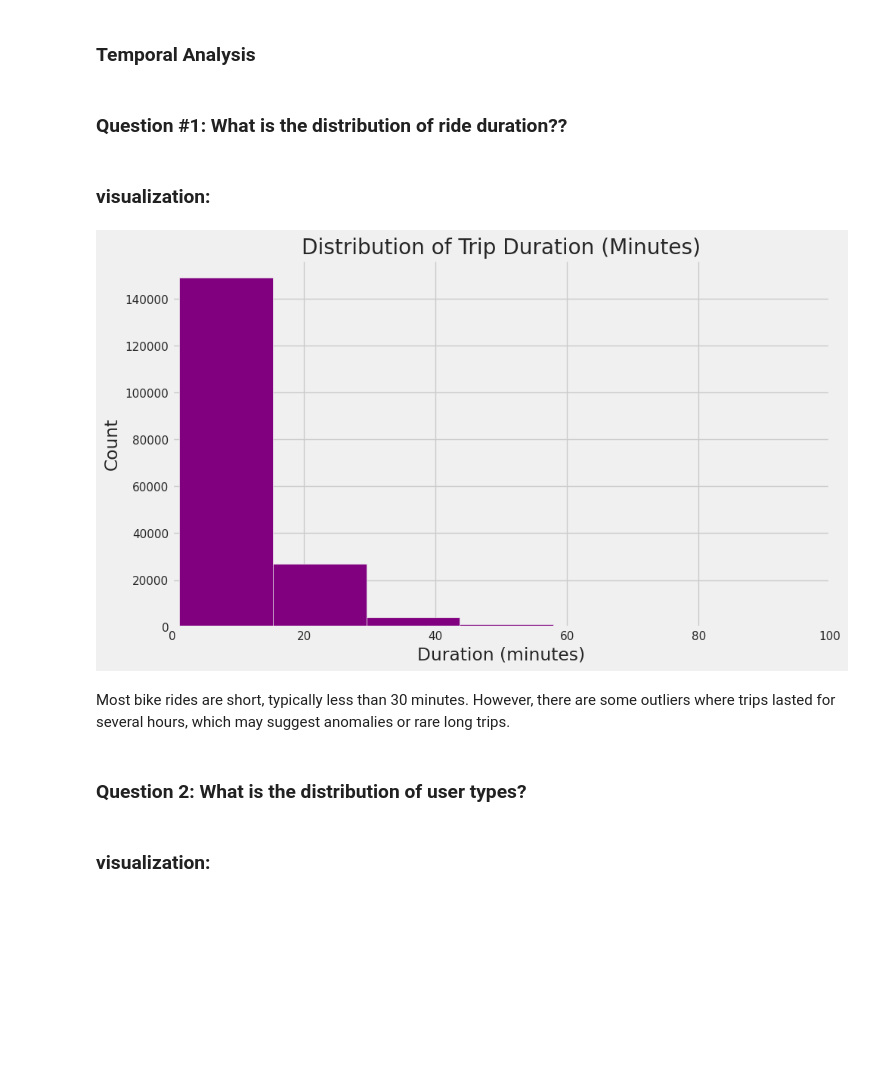
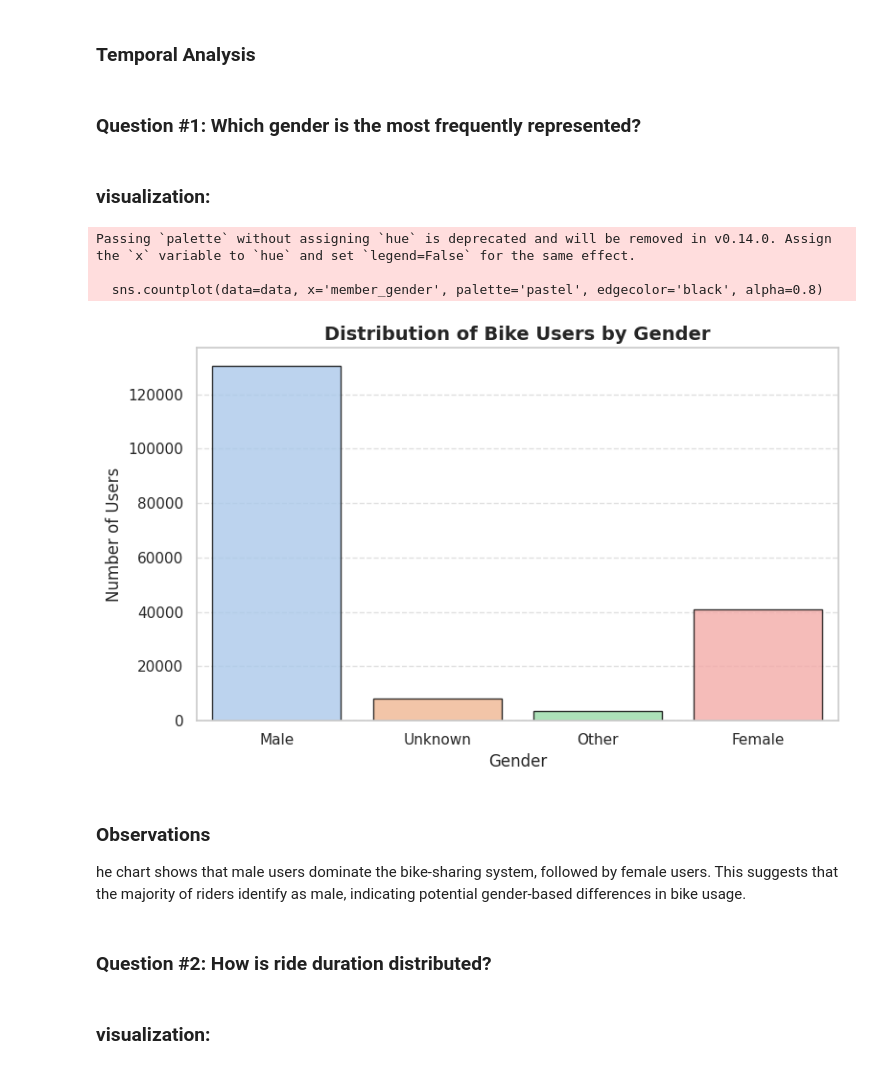
Before and after one commit to AbdKhuffash/Udacity_P3_Communicate-Data-Findings, a Jupyter notebook: Part_I_Exploration_FordGoBike.ipynb, the cells around one changed output. Saved outputs shown, nothing was run; the diff lists cells and outputs as text; code cells hidden in the pictures; blank space fills up the shorter version.

```diff
--- a/Part_I_Exploration_FordGoBike.ipynb
+++ b/Part_I_Exploration_FordGoBike.ipynb
@@ -33,0 +26,3 @@ data.head()
+# %%
+data = pd.read_csv('/content/201902-fordgobike-tripdata.csv')
+data.head()
@@ -182,29 +267,32 @@ Start time (start_time) It can help analyze trends based on time of day or day o
 # %% [markdown]
 ### Temporal Analysis
 # %% [markdown]
-### Question #1: What is the distribution of ride duration??
+### Question #1: Which gender is the most frequently represented?
 # %% [markdown]
 ### visualization:
-# %%
-# Create a histogram of ride durations (in minutes)
-import matplotlib.pyplot as plt
-
-# Convert duration from seconds to minutes
-data['duration_min'] = data['duration_sec'] / 60
-
-# Create a histogram of ride durations (in minutes)
-plt.figure(figsize=(10, 6))
-plt.hist(data['duration_min'], bins=100, color='purple')
-plt.title('Distribution of Trip Duration (Minutes)')
-plt.xlabel('Duration (minutes)')
-plt.ylabel('Count')
-plt.xlim(0, 100)  # Adjust the x-axis limit as needed
-plt.show()
-# %% [output]
-[figure, removed]
-# %% [markdown]
-Most bike rides are short, typically less than 30 minutes. However, there are some outliers where trips lasted for several hours, which may suggest anomalies or rare long trips.
-# %% [markdown]
-### Question 2: What is the distribution of user types?
+# %%
+# Create a count plot for gender distribution
+plt.figure(figsize=(8, 5))
+sns.countplot(data=data, x='member_gender', palette='pastel', edgecolor='black', alpha=0.8)
+
+# Customize title and labels
+plt.title('Distribution of Bike Users by Gender', fontsize=14, fontweight='bold')
+plt.xlabel('Gender', fontsize=12)
+plt.ylabel('Number of Users', fontsize=12)
+plt.grid(axis='y', linestyle='--', alpha=0.6)
+
+# Display the plot
+plt.tight_layout()
+plt.show()
+# %% [output]
+Passing `palette` without assigning `hue` is deprecated and will be removed in v0.14.0. Assign the `x` variable to `hue` and set `legend=False` for the same effect.
+
+  sns.countplot(data=data, x='member_gender', palette='pastel', edgecolor='black', alpha=0.8)
+[figure, added]
+# %% [markdown]
+### Observations
+he chart shows that male users dominate the bike-sharing system, followed by female users. This suggests that the majority of riders identify as male, indicating potential gender-based differences in bike usage.
+# %% [markdown]
+### Question #2: How is ride duration distributed?
 # %% [markdown]
 ### visualization:
```
Also changed, not shown: parts of 93 cells of this notebook.
